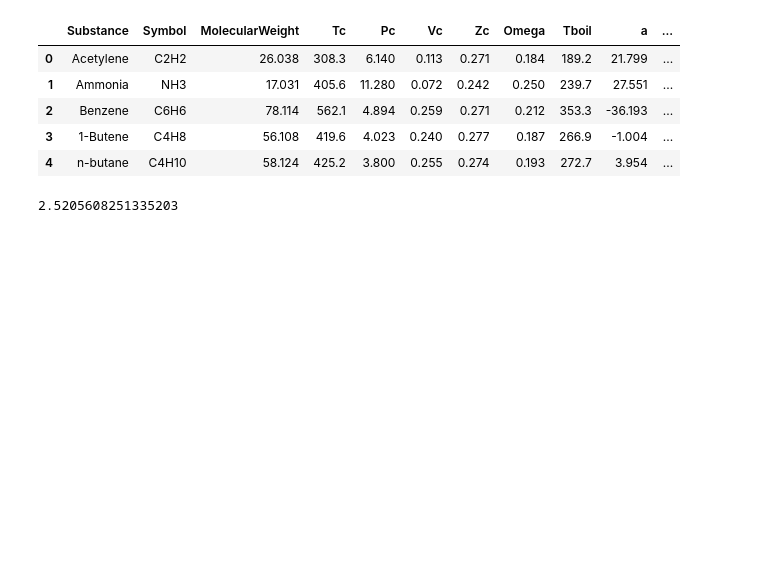
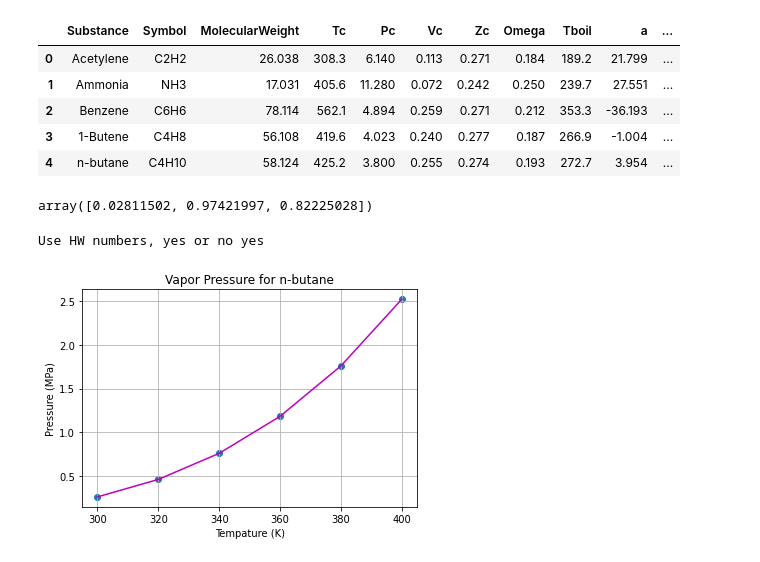
Before and after one commit to Jake-Lockwood/Thermodynamics, a Jupyter notebook: ThermoWorkBetter.ipynb, the cells around one changed output. Saved outputs shown, nothing was run; the diff lists cells and outputs as text; code cells hidden in the pictures; blank space fills up the shorter version.

```diff
--- a/ThermoWorkBetter.ipynb
+++ b/ThermoWorkBetter.ipynb
@@ -219,6 +219,9 @@ df.head()
 | 2 | Benzene | C6H6 | 78.114 | 562.1 | 4.894 | 0.259 | 0.271 | 0.212 | 353.3 | -36.193 | ... |
 | 3 | 1-Butene | C4H8 | 56.108 | 419.6 | 4.023 | 0.240 | 0.277 | 0.187 | 266.9 | -1.004 | ... |
 | 4 | n-butane | C4H10 | 58.124 | 425.2 | 3.800 | 0.255 | 0.274 | 0.193 | 272.7 | 3.954 | ... |
+# %%
+homework9 = (np.array([300, 320, 340, 360, 380, 400]), np.array([0.26110125, 0.46105421, 0.75924786, 1.18210221, 1.75860968,
+        2.52056083]))
 # %%
 class thermodynamics:
   def __init__(self, substance, T, P):
@@ -509,6 +570,11 @@ class thermodynamics:
 # %%
 a = thermodynamics("n-butane", 220, 0.3)
-# %%
-a.PR_Vapor(400, 1.7)
-# %% [output]
-2.5205608251335203
+# %%
+a.PR_phi(a.Z_val())
+# %% [output]
+array([0.02811502, 0.97421997, 0.82225028])
+# %%
+a.vapor_plot()
+# %% [output]
+Use HW numbers, yes or no yes
+[figure, added]
```
Also changed, not shown: parts of 16 cells of this notebook.
